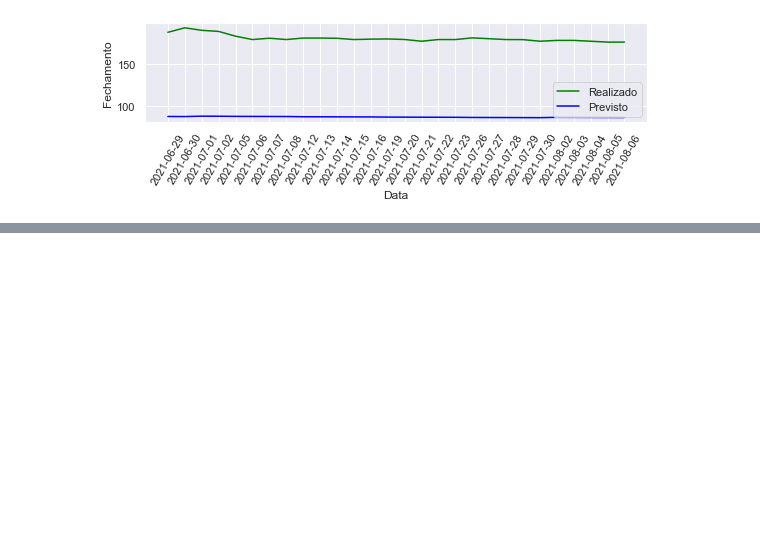
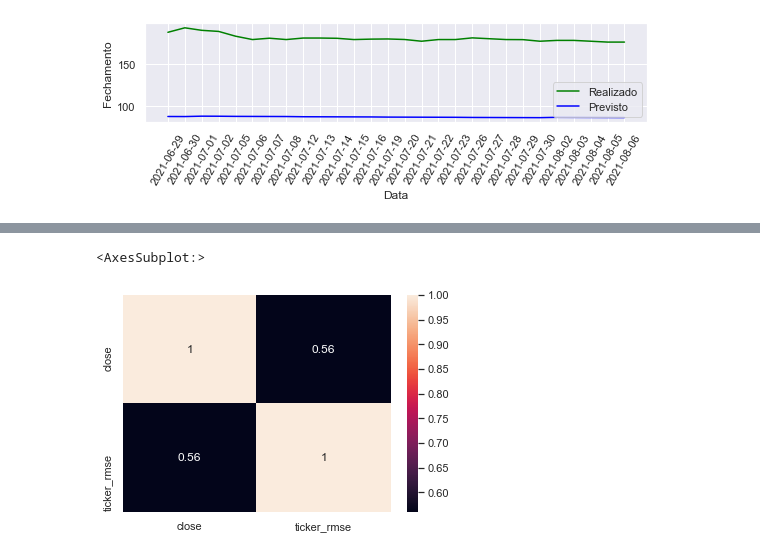
Before and after one commit to brunno-oliveira/b3-invest, a Jupyter notebook: notebook/plot_resultados.ipynb, the cells around one changed output, grey strips where cells are left out. Saved outputs shown, nothing was run; the diff lists cells and outputs as text; code cells hidden in the pictures; blank space fills up the shorter version.

```diff
--- a/notebook/experimento_experiments.ipynb
+++ b/notebook/plot_resultados.ipynb
@@ -342,0 +350,5 @@ fig.savefig(
+# %%
+sns.heatmap(df_28_days_mean[['close', 'ticker_rmse']].corr(), annot=True)
+# %% [output]
+<AxesSubplot:>
+[figure, added]
```
Also changed, not shown: parts of 18 cells of this notebook, 1 other file.
